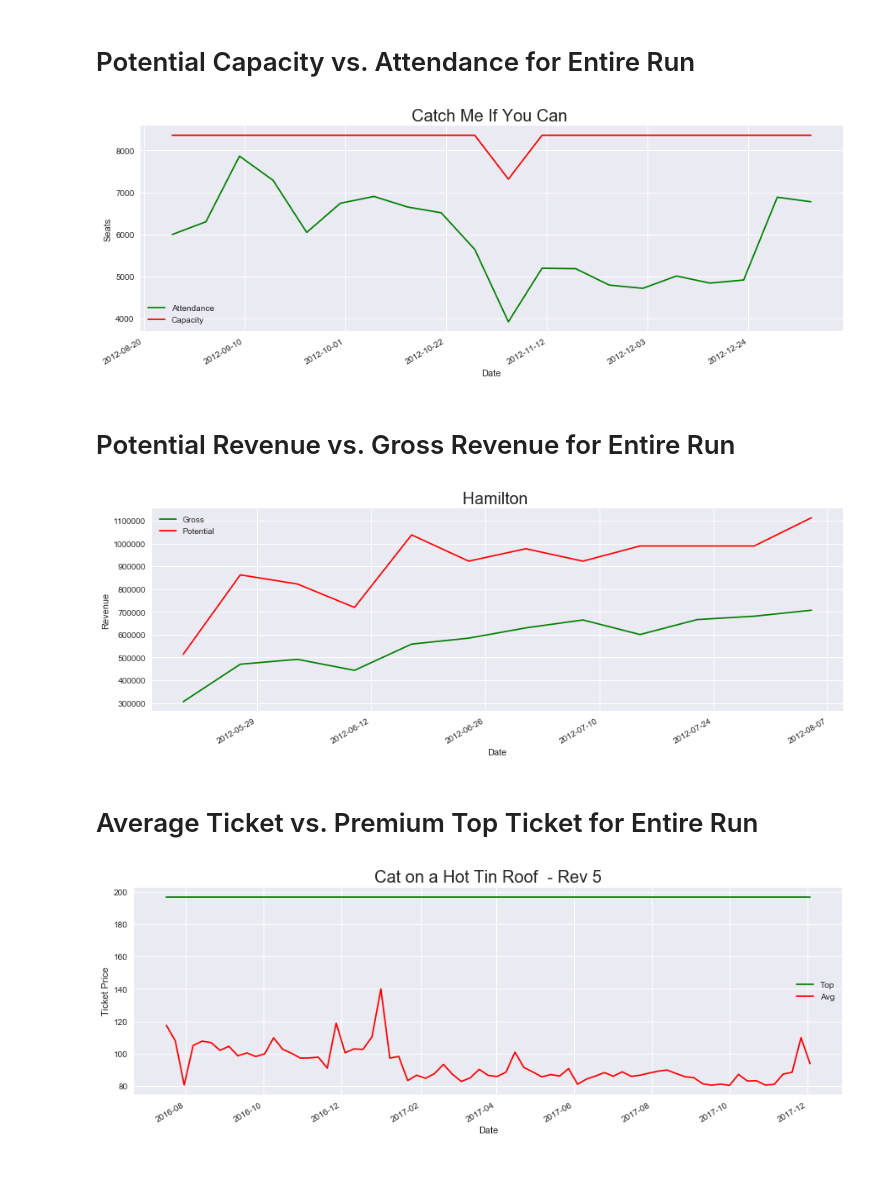
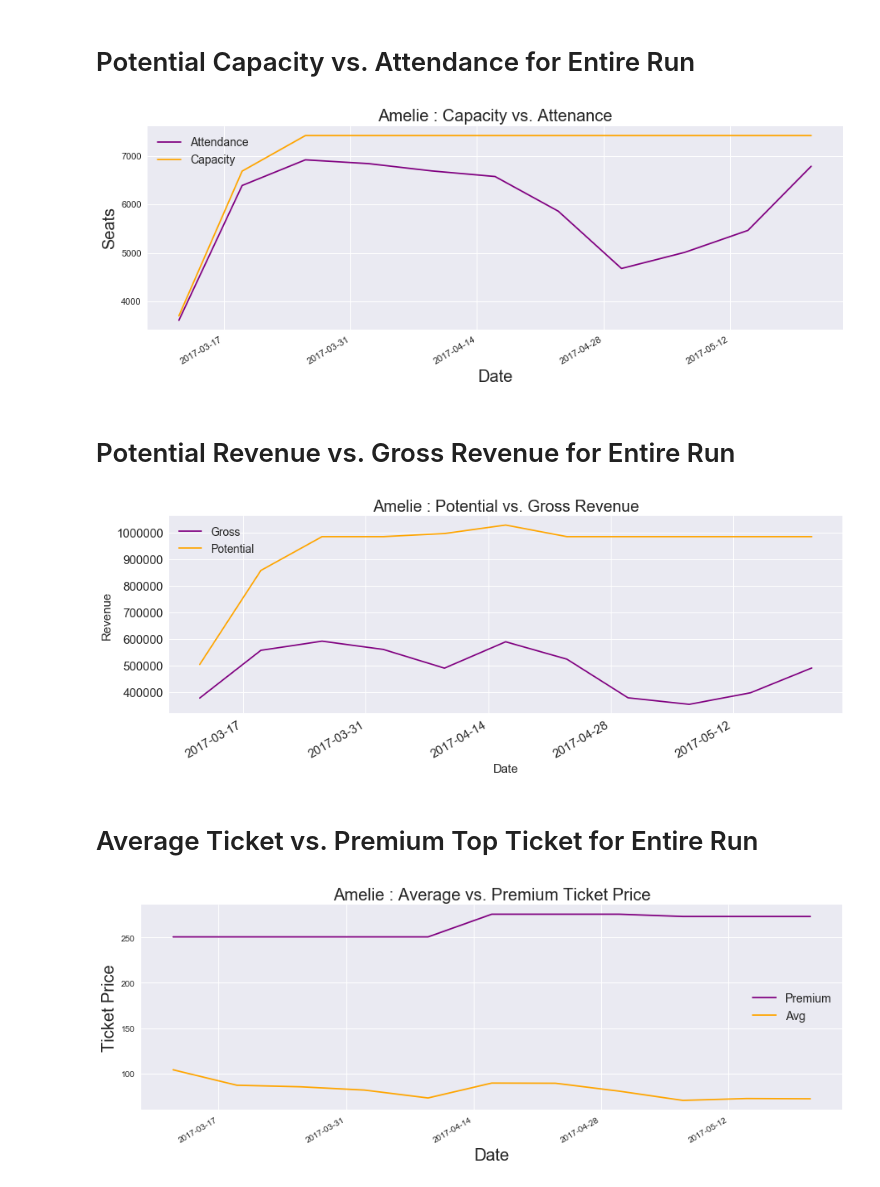
Before and after one commit to allychrystal/Broadway, a Jupyter notebook: Fun Graphs.ipynb, the cells around one changed output. Drawn from its saved outputs; the diff is of its cells as text; code cells hidden in the pictures.

```diff
--- a/Fun Graphs.ipynb
+++ b/Fun Graphs.ipynb
@@ -8,11 +8,11 @@ import seaborn as sns
 %matplotlib inline
 from datetime import datetime
 # %%
-index = pd.read_csv('index.csv')
+index = pd.read_csv('IBDBIndex.csv', sep=',', encoding='latin-1')
 # %%
 index = index.set_index('ID')
 # %%
-df = pd.read_csv('ibdb.csv', sep=',', encoding='latin-1')
+df = pd.read_csv('IBDBFinal.csv', sep=',', encoding='latin-1')
 # %%
 def fill_nulls(data):
     data['GrossChange'] = data['GrossChange'].fillna(0)
@@ -33,34 +33,38 @@ def graph_attendance(show):
     x = x.set_index('Week')
     fig, ax = plt.subplots(figsize=[15,5])
     fig.autofmt_xdate()
-    plt.plot(x.index, x.Attendance, color='green', label='Attendance')
-    plt.plot(x.index, x.Capacity, color='red', label='Capacity')
-    plt.title(index.Show[show], size =20)
-    plt.xlabel('Date')
-    plt.ylabel('Seats')
-    plt.legend()
+    plt.plot(x.index, x.Attendance, color='purple', label='Attendance')
+    plt.plot(x.index, x.Capacity, color='orange', label='Capacity')
+    plt.title('{}: Capacity vs. Attenance'.format(index.Show[show]), size =20)
+    plt.xlabel('Date', size=20)
+    plt.ylabel('Seats', size=20)
+    plt.legend(loc=2, prop={'size': 14})
+    plt.rc('xtick', labelsize=15)
+    plt.rc('ytick', labelsize=15)
 
-graph_attendance(88)
+graph_attendance(41)
 # %% [output]
-[figure, old version]
+[figure, new version]
 # %% [markdown]
 # Potential Revenue vs. Gross Revenue for Entire Run
 # %%
 def graph_gross(show):
     x = df.loc[df.ID == show, :]
     x = x.set_index('Week')
     fig, ax = plt.subplots(figsize=[15,5])
     fig.autofmt_xdate()
-    plt.plot(x.index, x.Gross, color='green', label='Gross')
-    plt.plot(x.index, x.Potential, color='red', label='Potential')
-    plt.title(index.Show[show], size=20)
-    plt.xlabel('Date')
-    plt.ylabel('Revenue')
-    plt.legend()
+    plt.plot(x.index, x.Gross, color='purple', label='Gross')
+    plt.plot(x.index, x.Potential, color='orange', label='Potential')
+    plt.title('{}: Potential vs. Gross Revenue'.format(index.Show[show]), size=20)
+    plt.xlabel('Date', size=15)
+    plt.ylabel('Revenue', size=15)
+    plt.legend(loc=2, prop={'size': 14})
+    plt.rc('xtick', labelsize=10)
+    plt.rc('ytick', labelsize=10)
 
-graph_gross(177)
+graph_gross(41)
 # %% [output]
-[figure, old version]
+[figure, new version]
 # %% [markdown]
 # Average Ticket vs. Premium Top Ticket for Entire Run
 # %%
@@ -69,13 +73,13 @@ def graph_gross(show):
     x = x.set_index('Week')
     fig, ax = plt.subplots(figsize=[15,5])
     fig.autofmt_xdate()
-    plt.plot(x.index, x.TopTicket, color='green', label='Top')
-    plt.plot(x.index, x.AvgTicket, color='red', label='Avg')
-    plt.title(index.Show[show], size=20)
-    plt.xlabel('Date')
-    plt.ylabel('Ticket Price')
-    plt.legend()
+    plt.plot(x.index, x.TopTicket, color='purple', label='Premium')
+    plt.plot(x.index, x.AvgTicket, color='orange', label='Avg')
+    plt.title('{}: Average vs. Premium Ticket Price'.format(index.Show[show]), size=20)
+    plt.xlabel('Date', size=20)
+    plt.ylabel('Ticket Price', size=20)
+    plt.legend(loc=5, prop={'size': 14})
 
-graph_gross(87)
+graph_gross(41)
 # %% [output]
-[figure, old version]
+[figure, new version]
```
Also changed, not shown: parts of 13 cells of this notebook, 7 other files.
